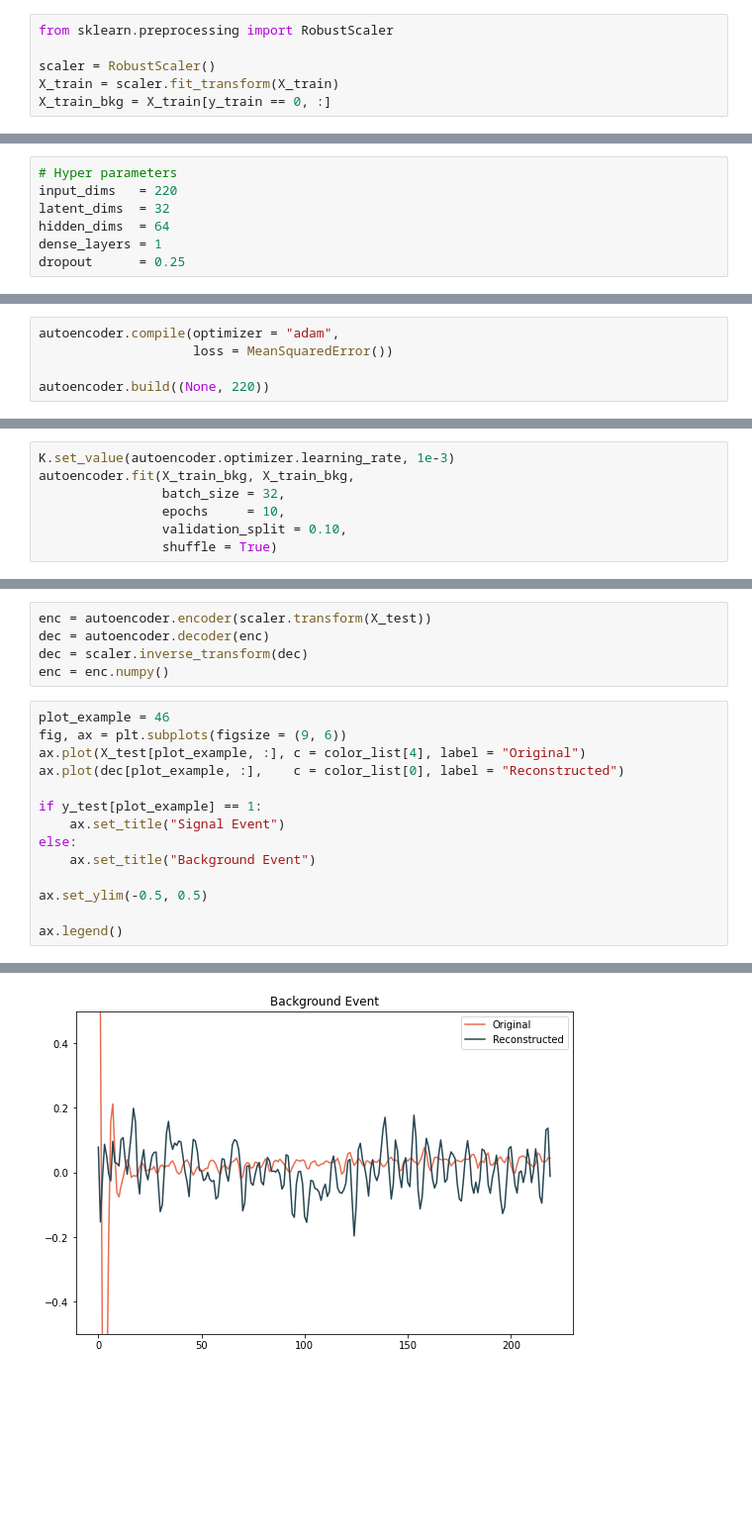
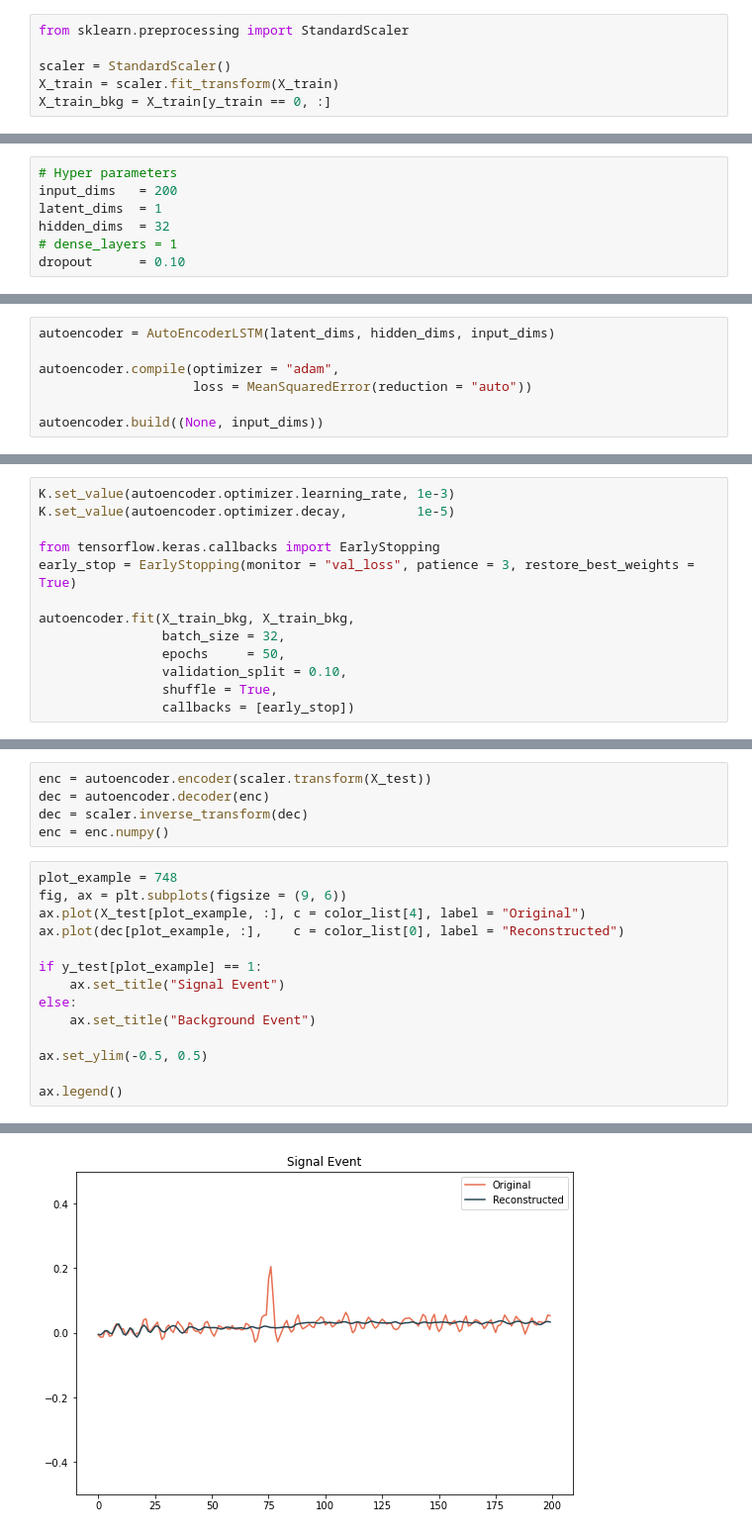
Before and after one commit to JohannSeverin/Elzermann_readouts, a Jupyter notebook: code_johann/first_tries/auto_encoder.ipynb, the cells around one changed output, grey strips where cells are left out. Shown at 99% size. Cells and saved outputs as stored; diff of their text form; blank space fills up the shorter version.

Commit message:
auto_encode_work

```diff
--- a/code_johann/first_tries/auto_encoder.ipynb
+++ b/code_johann/first_tries/auto_encoder.ipynb
@@ -18,18 +21,18 @@ X_train, X_test, y_train, y_test = get_data()
 # %%
-from sklearn.preprocessing import RobustScaler
+from sklearn.preprocessing import StandardScaler
 
-scaler = RobustScaler()
+scaler = StandardScaler()
 X_train = scaler.fit_transform(X_train)
 X_train_bkg = X_train[y_train == 0, :]
 # %% [markdown]
 ## Define Auto-Encoder / Decoder
 # %%
 # Hyper parameters
-input_dims   = 220
-latent_dims  = 32
-hidden_dims  = 64
-dense_layers = 1
-dropout      = 0.25
+input_dims   = 200
+latent_dims  = 1
+hidden_dims  = 32
+# dense_layers = 1
+dropout      = 0.10
 # %%
 # Tensorflow imports
 from tensorflow.keras.models import Model, Sequential
@@ -70,8 +103,10 @@ autoencoder = AutoEncoder(latent_dims, hidden_dims, dense_layers, input_dims)
 # %%
+autoencoder = AutoEncoderLSTM(latent_dims, hidden_dims, input_dims)
+
 autoencoder.compile(optimizer = "adam",
-                    loss = MeanSquaredError())
+                    loss = MeanSquaredError(reduction = "auto"))
 
-autoencoder.build((None, 220))
+autoencoder.build((None, input_dims))
 # %%
 autoencoder.summary()
 # %% [output]
@@ -100,8 +135,14 @@ _________________________________________________________________
 # %%
 K.set_value(autoencoder.optimizer.learning_rate, 1e-3)
+K.set_value(autoencoder.optimizer.decay,         1e-5)
+
+from tensorflow.keras.callbacks import EarlyStopping
+early_stop = EarlyStopping(monitor = "val_loss", patience = 3, restore_best_weights = True)
+
 autoencoder.fit(X_train_bkg, X_train_bkg,
                 batch_size = 32,
-                epochs     = 10,
+                epochs     = 50,
                 validation_split = 0.10,
-                shuffle = True)
+                shuffle = True,
+                callbacks = [early_stop])
 # %% [output]
@@ -130,22 +154,22 @@ dec = autoencoder.decoder(enc)
 dec = scaler.inverse_transform(dec)
 enc = enc.numpy()
 # %%
-plot_example = 46
+plot_example = 748
 fig, ax = plt.subplots(figsize = (9, 6))
 ax.plot(X_test[plot_example, :], c = color_list[4], label = "Original")
 ax.plot(dec[plot_example, :],    c = color_list[0], label = "Reconstructed")
 
 if y_test[plot_example] == 1:
     ax.set_title("Signal Event")
 else:
     ax.set_title("Background Event")
 
 ax.set_ylim(-0.5, 0.5)
 
 ax.legend()
 # %% [output]
 <matplotlib.legend.Legend at 0x...>
-[figure, old version]
+[figure, new version]
 # %%
 fig, ax = plt.subplots(figsize = (9, 6))
 
```
Also changed, not shown: parts of 11 cells of this notebook, 2 other files.
